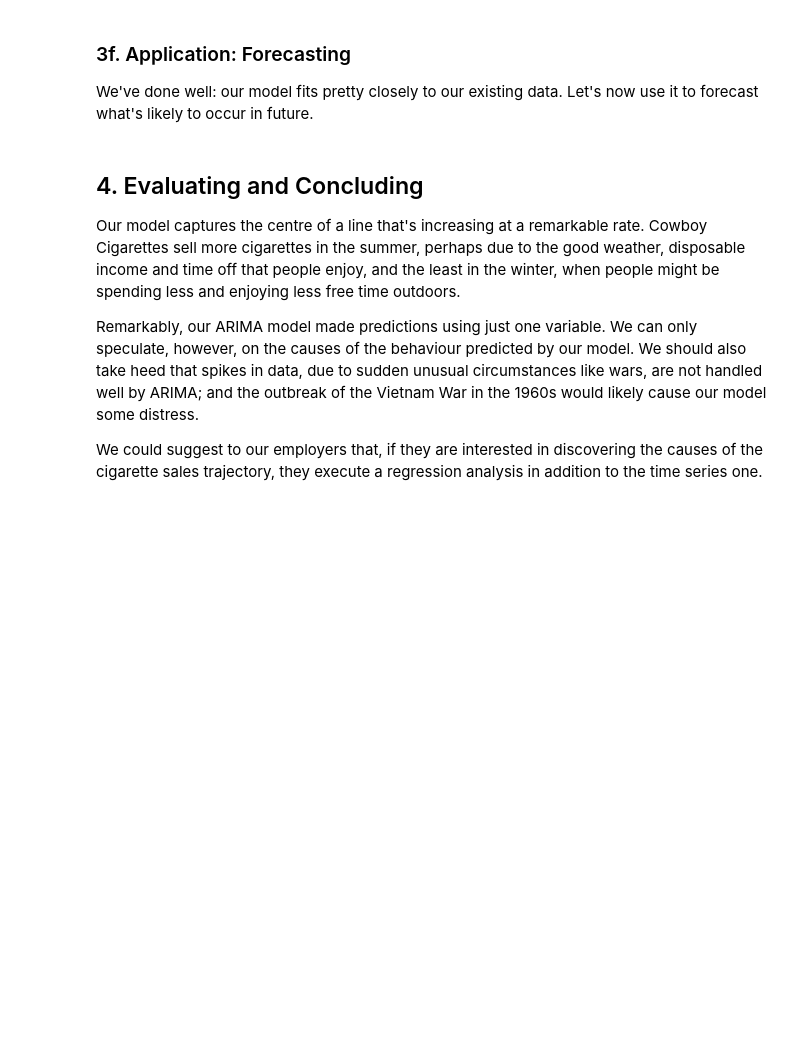
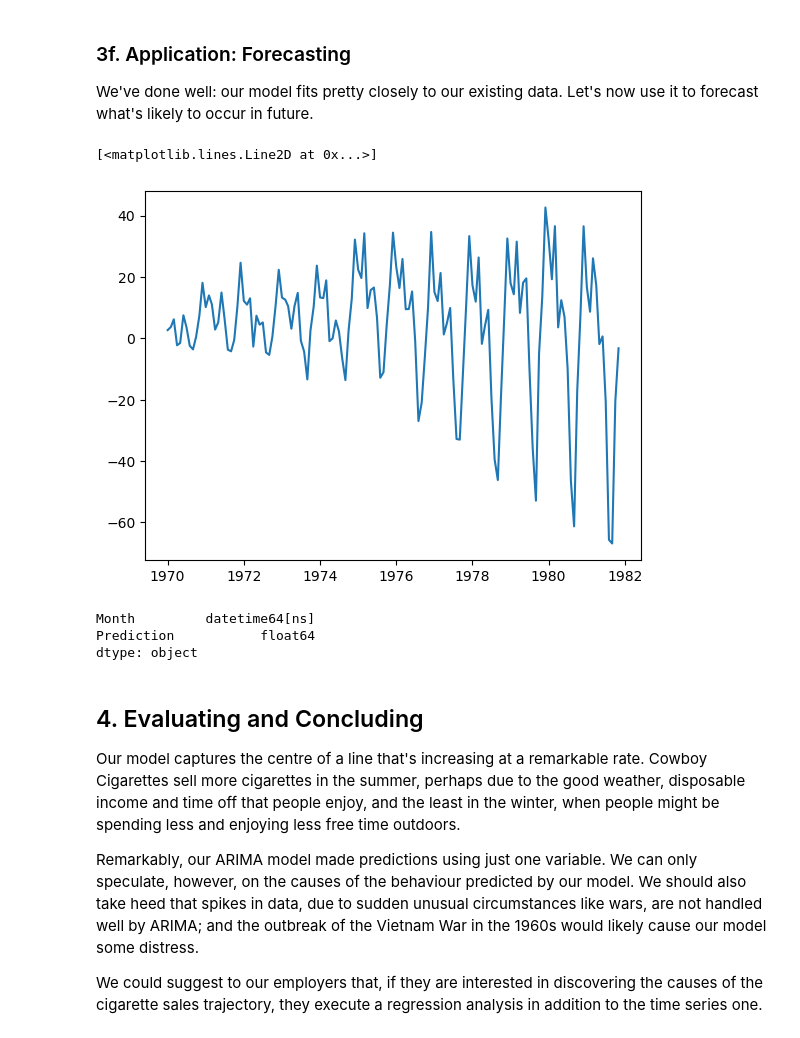
Before and after one commit to MsEM11/Time-Series-Investigation, a Jupyter notebook: Cowboy Cigarettes Case Study - Tier 3.ipynb, the cells around one changed output. Cells and saved outputs as stored; diff of their text form; code cells hidden in the pictures; blank space fills up the shorter version.

```diff
--- a/Cowboy Cigarettes Case Study - Tier 3.ipynb
+++ b/Cowboy Cigarettes Case Study - Tier 3.ipynb
@@ -339,13 +484,25 @@ We've done well: our model fits pretty closely to our existing data. Let's now u
 # %%
 # Declare a variable called forecast_period with the amount of months to forecast, and
 # create a range of future dates that is the length of the periods you've chosen to forecast
-_ _ _
+forecast_period = 143
+date_range = pd.date_range(big_log_diff.index[-1], periods = forecast_period,
+              freq='MS').strftime("%Y-%m-%d").tolist()
 
 # Convert that range into a dataframe that includes your predictions
-_ _ _
+future_months = pd.DataFrame({'Month':date_range,'Prediction':model.predict()})
+future_months['Month'] = pd.to_datetime(future_months['Month'])
 
 # Plot your future predictions
-_ _ _
+plt.plot(future_months['Month'],future_months['Prediction'])
+# %% [output]
+[<matplotlib.lines.Line2D at 0x...>]
+[figure, added]
+# %%
+future_months.dtypes
+# %% [output]
+Month         datetime64[ns]
+Prediction           float64
+dtype: object
 # %% [markdown]
 ## 4. Evaluating and Concluding
 
```
Also changed, not shown: parts of 20 cells of this notebook.
